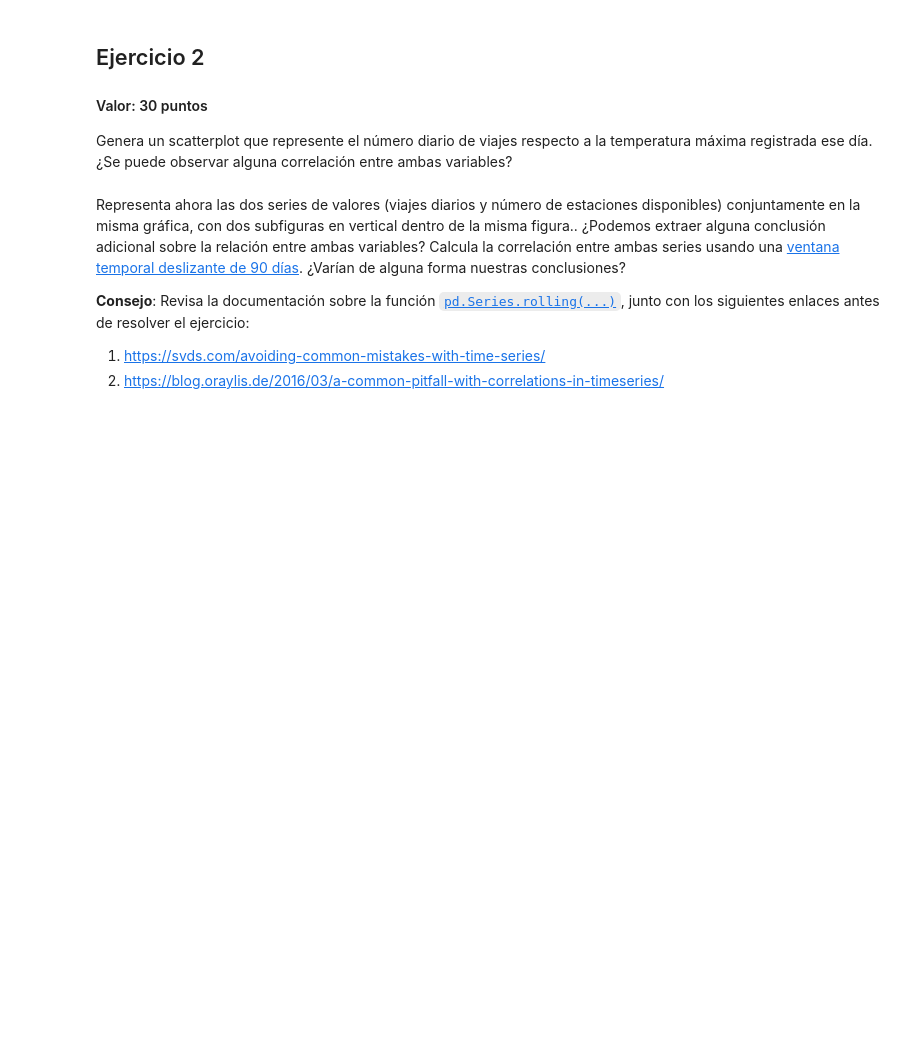
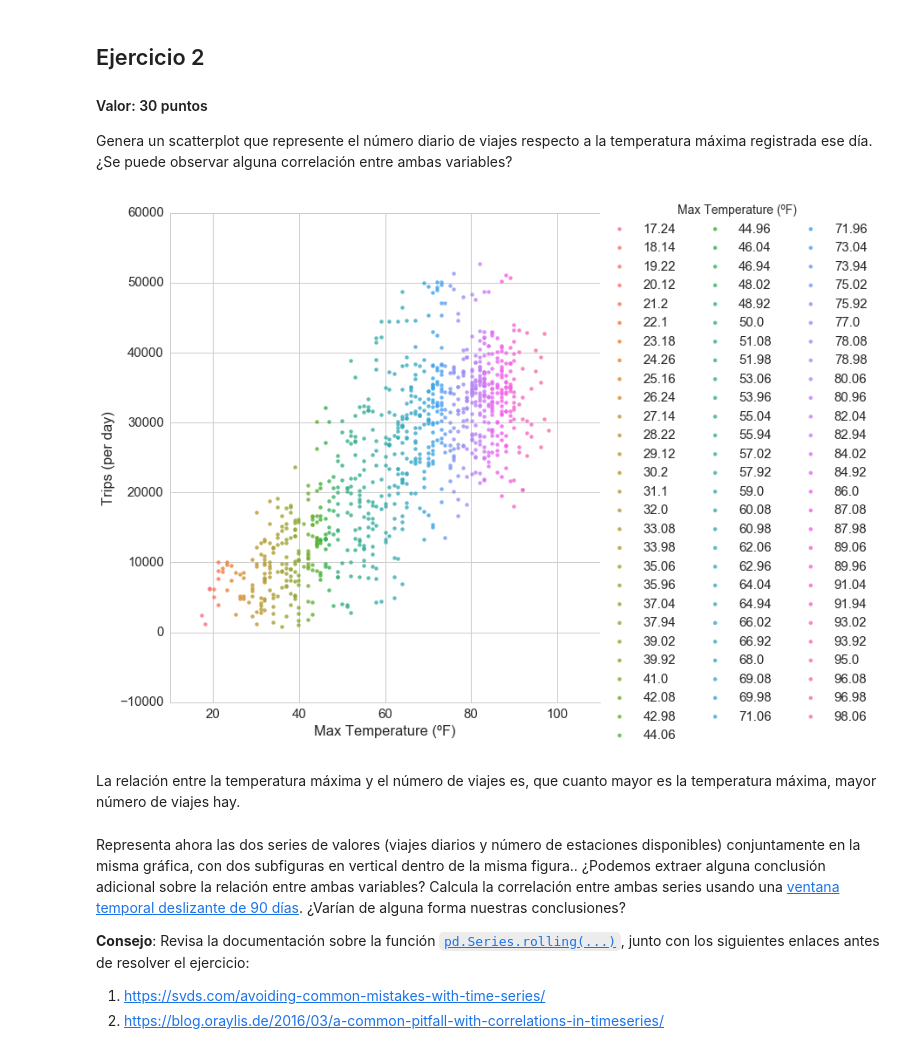
Before and after one commit to jvicentem/pandas-and-seaborn-assignment, a Jupyter notebook: Citi Bike System NYC.ipynb, the cells around one changed output. Cells and saved outputs as stored; diff of their text form; code cells hidden in the pictures; blank space fills up the shorter version.

```diff
--- a/Citi Bike System NYC.ipynb
+++ b/Citi Bike System NYC.ipynb
@@ -78,3 +82,22 @@ Genera un scatterplot que represente el número diario de viajes respecto a la t
+# %%
+(sns.lmplot(x='max_temperature',
+            y='trips',
+            data=bikes_df,
+            hue='max_temperature',
+            #line_kws={'alpha': 0.05},
+            fit_reg=False,
+            legend_out=True,
+            legend=None,
+            ci=None,
+            size=9)
+ .add_legend(ncol=3, title='Max Temperature (ºF)')
+ .set(xlabel='Max Temperature (ºF)', ylabel='Trips (per day)')
+)
+sns.plt.show()
+# %% [output]
+[figure, added]
+# %% [markdown]
+La relación entre la temperatura máxima y el número de viajes es, que cuanto mayor es la temperatura máxima, mayor número de viajes hay.
 # %% [markdown]
 Representa ahora las dos series de valores (viajes diarios y número de estaciones disponibles) conjuntamente en la misma gráfica, con dos subfiguras en vertical dentro de la misma figura.. ¿Podemos extraer alguna conclusión adicional sobre la relación entre ambas variables? Calcula la correlación entre ambas series usando una [ventana temporal deslizante de 90 días](http://pandas.pydata.org/pandas-docs/stable/computation.html#window-functions). ¿Varían de alguna forma nuestras conclusiones?
 
```
Also changed, not shown: parts of 8 cells of this notebook.
